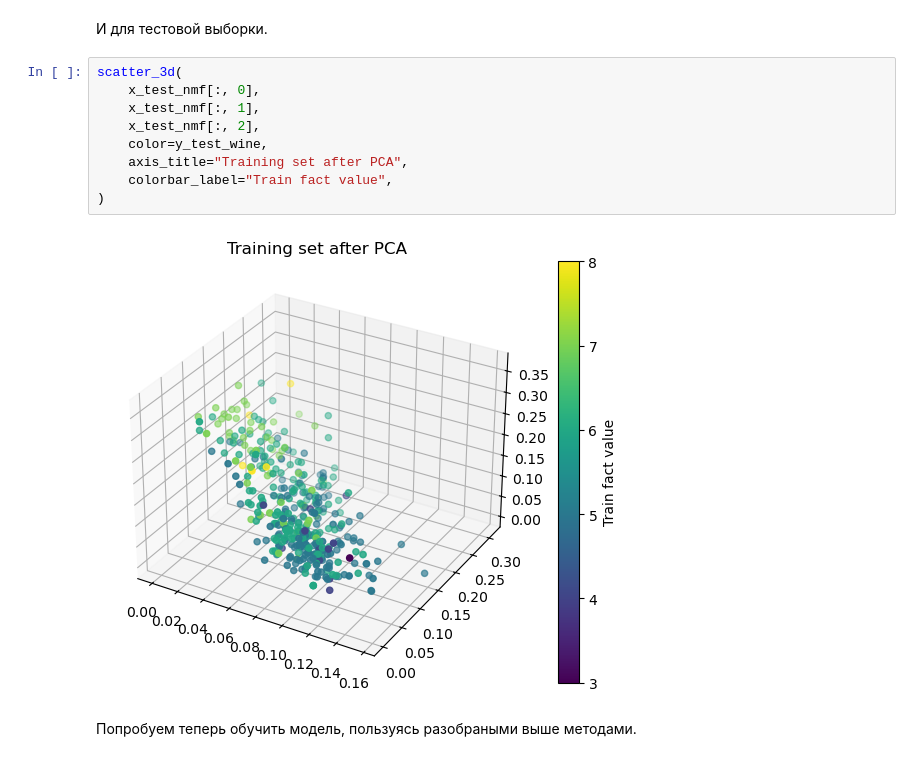
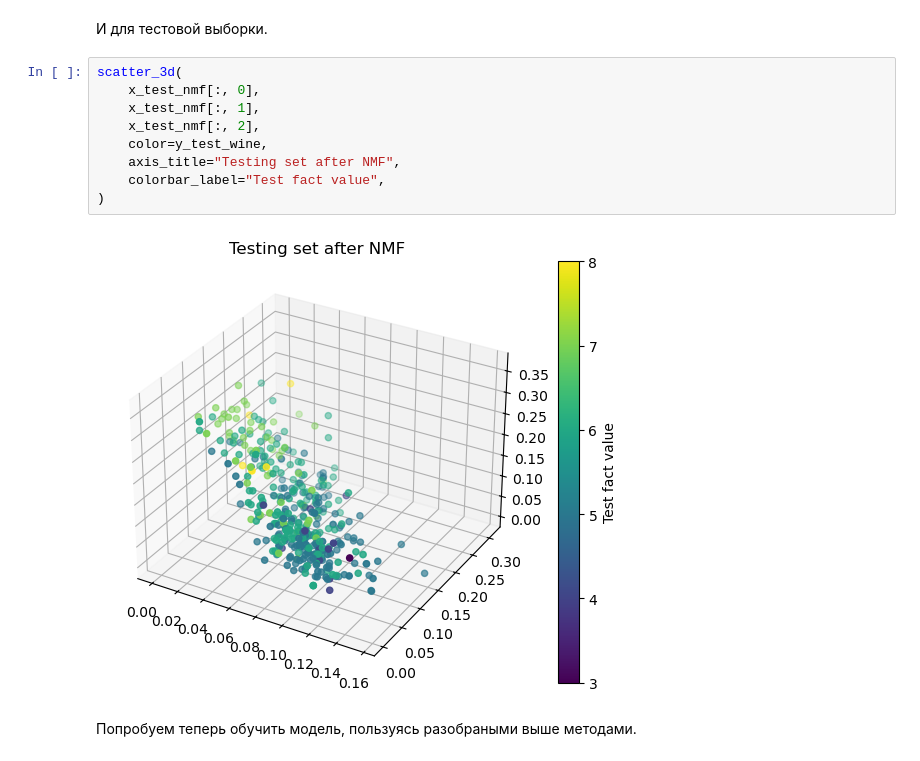
Before and after one commit to mkashirin/pais, a Jupyter notebook: dimred.ipynb, the cells around one changed output. Cells and saved outputs as stored; diff of their text form.

```diff
--- a/dimred.ipynb
+++ b/dimred.ipynb
@@ -160,14 +160,14 @@ scatter_3d(
 # %%
 scatter_3d(
     x_test_nmf[:, 0],
     x_test_nmf[:, 1],
     x_test_nmf[:, 2],
     color=y_test_wine,
-    axis_title="Training set after PCA",
-    colorbar_label="Train fact value",
+    axis_title="Testing set after NMF",
+    colorbar_label="Test fact value",
 )
 # %% [output]
-[figure, old version]
+[figure, new version]
 # %% [markdown]
 Попробуем теперь обучить модель, пользуясь разобраными выше методами.
 # %% [markdown]
```
Also changed, not shown: parts of 1 cell of this notebook.
